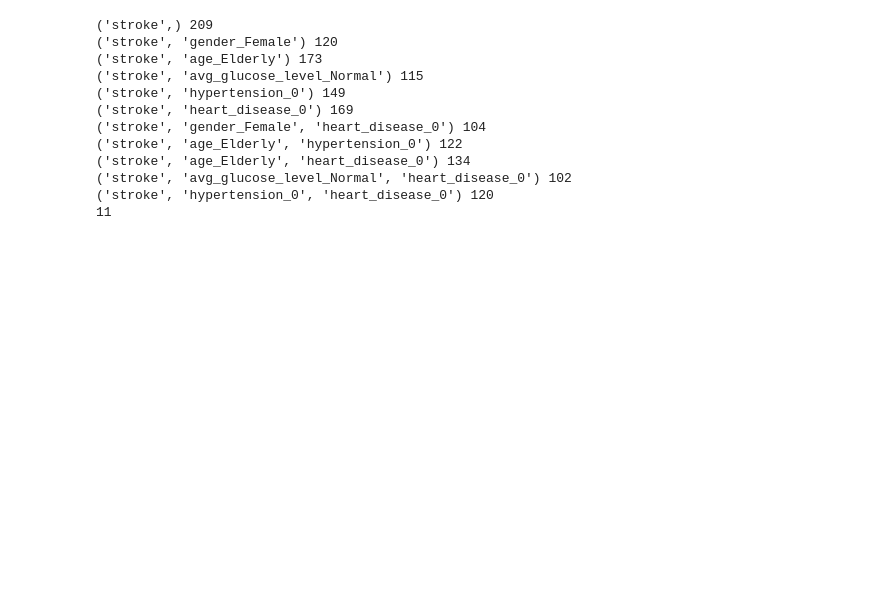
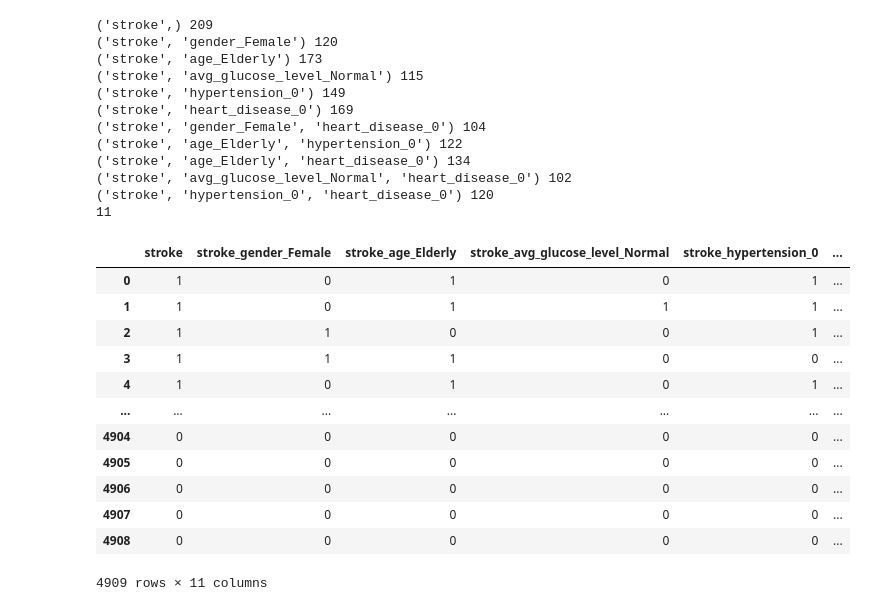
Before and after one commit to gtengwei/CZ4032-Data-Mining, a Jupyter notebook: kmeans.ipynb, the cells around one changed output. Cells and saved outputs as stored; diff of their text form; code cells hidden in the pictures; blank space fills up the shorter version.

```diff
--- a/kmeans.ipynb
+++ b/kmeans.ipynb
@@ -485,11 +510,28 @@ print(count)
 11
 # %%
 frequent_stroke_df = df.copy()
+only_frequent_itemsets_stroke = pd.DataFrame()
 for key in combined_freq_itemsets:
     # Create a new column with 1 if all specified columns in the combination are 1, and 0 otherwise
     if 'stroke' in key:
         combo_name = '_'.join(key)  # Create a column name based on the combination
         frequent_stroke_df[combo_name] = frequent_stroke_df[list(key)].all(axis=1).astype(int)
+        only_frequent_itemsets_stroke[combo_name] = df[list(key)].all(axis=1).astype(int)
+only_frequent_itemsets_stroke
+# %% [output]
+|  | stroke | stroke_gender_Female | stroke_age_Elderly | stroke_avg_glucose_level_Normal | stroke_hypertension_0 | ... |
+| 0 | 1 | 0 | 1 | 0 | 1 | ... |
+| 1 | 1 | 0 | 1 | 1 | 1 | ... |
+| 2 | 1 | 1 | 0 | 0 | 1 | ... |
+| 3 | 1 | 1 | 1 | 0 | 0 | ... |
+| 4 | 1 | 0 | 1 | 0 | 1 | ... |
+| ... | ... | ... | ... | ... | ... | ... |
+| 4904 | 0 | 0 | 0 | 0 | 0 | ... |
+| 4905 | 0 | 0 | 0 | 0 | 0 | ... |
+| 4906 | 0 | 0 | 0 | 0 | 0 | ... |
+| 4907 | 0 | 0 | 0 | 0 | 0 | ... |
+| 4908 | 0 | 0 | 0 | 0 | 0 | ... |
+4909 rows × 11 columns
 # %%
 frequent_stroke_df
 # %% [output]
```
Also changed, not shown: parts of 9 cells of this notebook.
